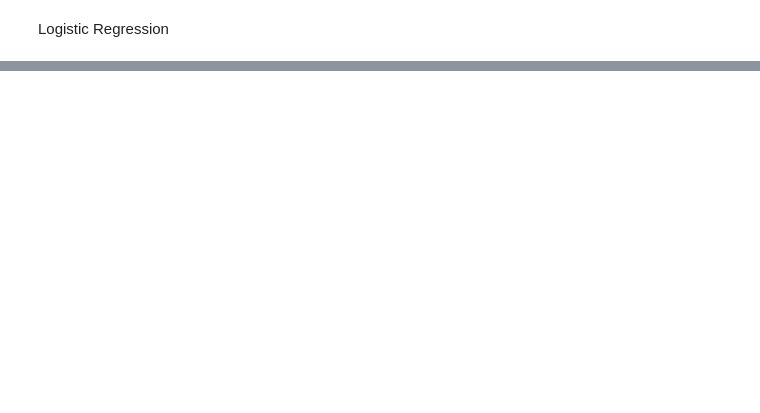
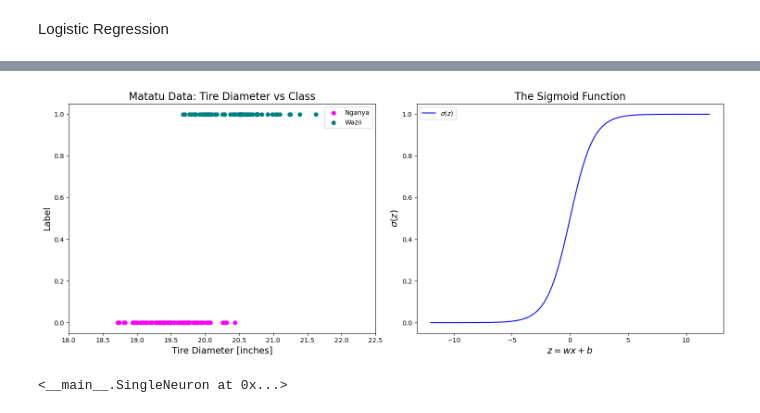
Before and after one commit to mmutugi/Data-Science-and-Machine-Learning, a Jupyter notebook: Supervised-Learning/Logistic Regression/logistic_regression.ipynb, the cells around one changed output, grey strips where cells are left out. Drawn from its saved outputs; the diff is of its cells as text; code cells hidden in the pictures; blank space fills up the shorter version.

```diff
--- a/Supervised-Learning/Logistic Regression/logistic_regression.ipynb
+++ b/Supervised-Learning/Logistic Regression/logistic_regression.ipynb
@@ -345,0 +47,48 @@ Extracted parameters: Weights w = [-0.55060138  1.18415008], Bias b = -6.9807
+# %%
+import numpy as np
+import matplotlib.pyplot as plt
+import pandas as pd
+
+def sigmoid(z):
+    return 1.0 / (1.0 + np.exp(-z))
+
+df = pd.read_csv("matatu_data (1).csv")
+y = df.iloc[0:50].Label.values
+
+X= df[["Tire_Diameter" , "Steering_Diameter"]].iloc[:119].values
+
+# Separate Nyanya and Wazii
+nganya = df[df['Label'] == 'Nyanya']
+wazii = df[df['Label'] == 'Wazii']
+
+# Plot setup
+fig, (ax1, ax2) = plt.subplots(1, 2, figsize=(15, 6))
+
+# ---- Left Plot: Data Strip ----
+ax1.set_xlim((18.0, 22.5))
+ax1.scatter(nganya['Tire_Diameter'],
+            np.zeros(len(nganya)),
+            color="magenta",
+            label="Nganya")
+ax1.scatter(wazii['Tire_Diameter'],
+            np.ones(len(wazii)),
+            color="teal",
+            label="Wazii")
+
+ax1.set_xlabel("Tire Diameter [inches]", fontsize=14)
+ax1.set_ylabel("Label", fontsize=14)
+ax1.set_title("Matatu Data: Tire Diameter vs Class", fontsize=16)
+ax1.legend()
+
+# ---- Right Plot: Sigmoid ----
+domain = np.linspace(-12, 12, 100)
+ax2.plot(domain, sigmoid(domain), color="blue", label=r"$\sigma(z)$")
+ax2.set_xlabel(r"$z = wx + b$", fontsize=14)
+ax2.set_ylabel(r"$\sigma(z)$", fontsize=14)
+ax2.set_title("The Sigmoid Function", fontsize=16)
+ax2.legend()
+
+plt.tight_layout()
+plt.show()
+# %% [output]
+[figure, added]
@@ -345,0 +173,13 @@ Extracted parameters: Weights w = [-0.55060138  1.18415008], Bias b = -6.9807
+# %%
+def cross_entropy_loss(y_hat, y):
+    return - y*np.log(y_hat) - (1 - y)*np.log(1 - y_hat)
+
+node = SingleNeuron(sigmoid, cross_entropy_loss)
+df = pd.read_csv("Mats.csv")
+X = df.iloc[50:].Tire_Diameter.values
+X = X.reshape(-1, 1)
+y = np.where(df.iloc[50:].Label == "Nyanya", 0, 1)
+
+node.train(X, y, alpha = 0.01, epochs = 10_000)
+# %% [output]
+<__main__.SingleNeuron at 0x...>
```
Also changed, not shown: parts of 12 cells of this notebook.
